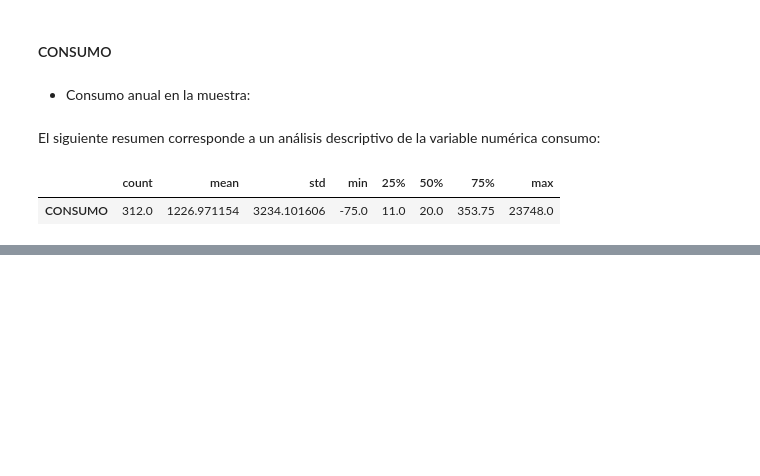
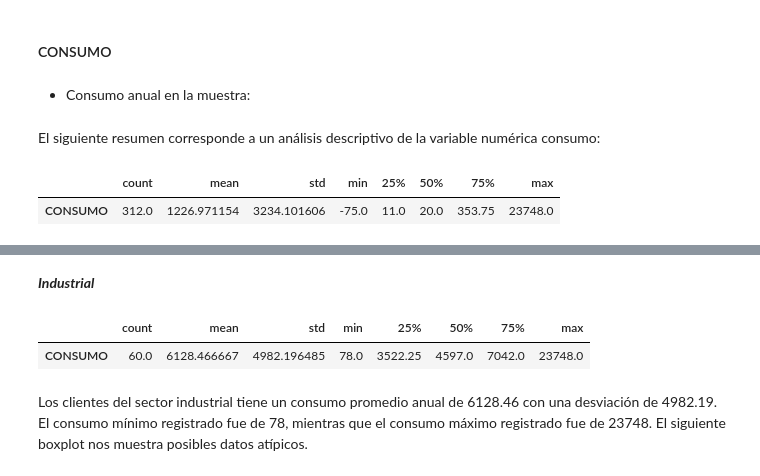
Before and after one commit to vanebertel/PRUEBA_GASES, a Jupyter notebook: _sources/notebooks.ipynb, the cells around one changed output, grey strips where cells are left out. Saved outputs shown, nothing was run; the diff lists cells and outputs as text; code cells hidden in the pictures; blank space fills up the shorter version.

```diff
--- a/_sources/notebooks.ipynb
+++ b/_sources/notebooks.ipynb
@@ -225,0 +268,10 @@ pd.DataFrame(DATOS['CONSUMO'].describe()).T
+# %% [markdown]
+***Industrial***
+# %%
+consumo_industrial=DATOS[['CONSUMO','CLASIFICACION']][DATOS['CLASIFICACION']=='INDUSTRIAL']
+pd.DataFrame(consumo_industrial['CONSUMO'].describe()).T
+# %% [output]
+|  | count | mean | std | min | 25% | 50% | 75% | max |
+| CONSUMO | 60.0 | 6128.466667 | 4982.196485 | 78.0 | 3522.25 | 4597.0 | 7042.0 | 23748.0 |
+# %% [markdown]
+Los clientes del sector industrial tiene un consumo promedio anual de 6128.46 con una desviación de 4982.19. El consumo mínimo registrado fue de 78, mientras que el consumo máximo registrado fue de 23748. El siguiente boxplot nos muestra posibles datos atípicos.
```
Also changed, not shown: parts of 18 cells of this notebook, 3 other files.
